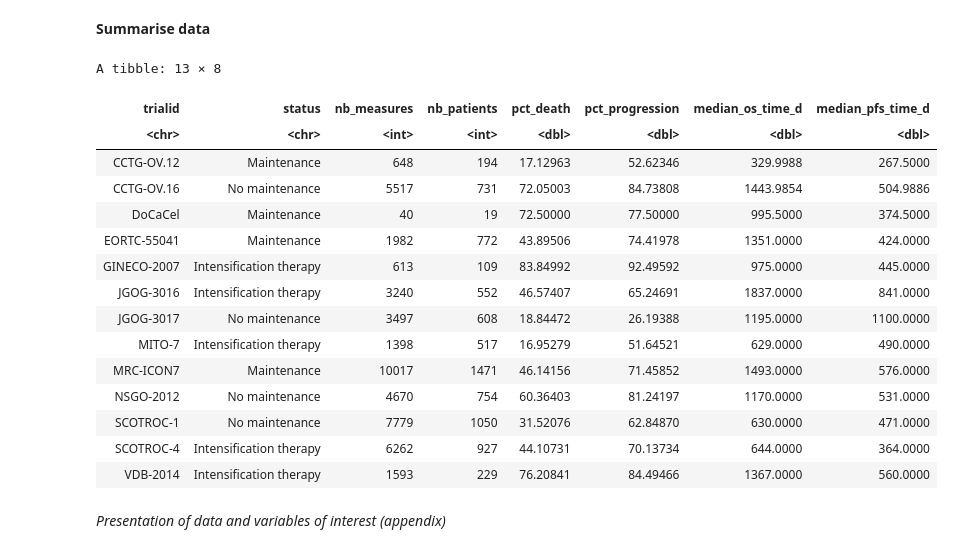
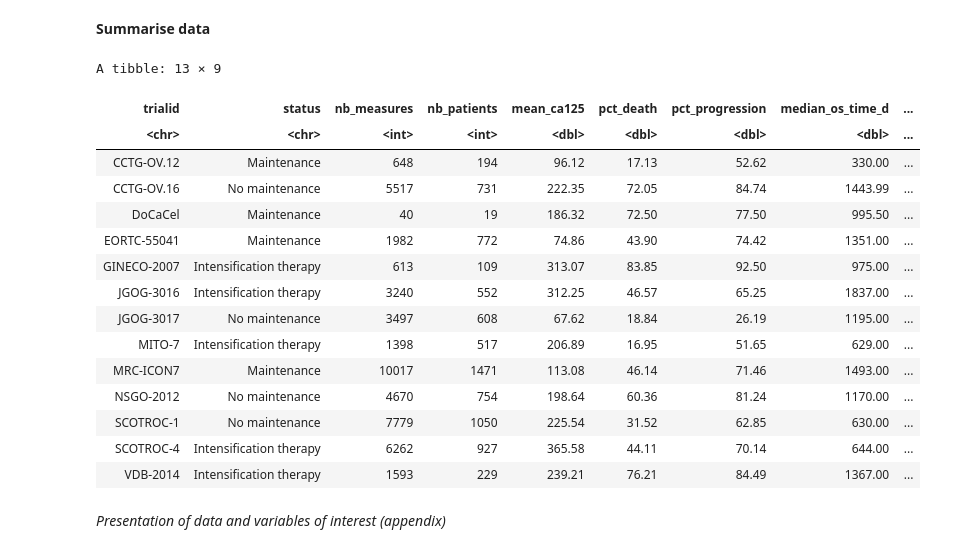
Before and after one commit to Kodro23/Surrogacy_evaluation_CA125, a Jupyter notebook: notebooks/CA125.ipynb, the cells around one changed output. Saved outputs shown, nothing was run; the diff lists cells and outputs as text; code cells hidden in the pictures.

```diff
--- a/notebooks/CA125.ipynb
+++ b/notebooks/CA125.ipynb
@@ -91,50 +106,53 @@ ca125_all_6["log_ca125"]<-log(ca125_all_6$CA125_mes)
 # %%
 ca125_all_6 %>%
   group_by(trialid) %>%
 
   summarise(
 
     #status
 
     status= first(maov_group),
 
     #number of measures
     nb_measures = n(),
 
     # number of unique patients
     nb_patients = n_distinct(id),
 
     # percentage deaths
-    pct_death = mean(os_statut == 1, na.rm = TRUE) * 100,
+    mean_ca125 = round(mean(CA125_mes, na.rm = TRUE),2),
+
+    # percentage deaths
+    pct_death = round(mean(os_statut == 1, na.rm = TRUE) * 100,2),
 
     # percentage progression
-    pct_progression = mean(pfs_statut == 1, na.rm = TRUE) * 100,
+    pct_progression = round(mean(pfs_statut == 1, na.rm = TRUE) * 100,2),
 
     # median OS time
-    median_os_time_d = median(os_time_d, na.rm = TRUE),
+    median_os_time_d = round(median(os_time_d, na.rm = TRUE),2),
 
     # median PFS time
-    median_pfs_time_d = median(pfs_time_d, na.rm = TRUE),
+    median_pfs_time_d = round(median(pfs_time_d, na.rm = TRUE),2),
 
     .groups = "drop"
   )
 # %% [output]
-A tibble: 13 × 8
+A tibble: 13 × 9
-| trialid | status | nb_measures | nb_patients | pct_death | pct_progression | median_os_time_d | median_pfs_time_d |
-| <chr> | <chr> | <int> | <int> | <dbl> | <dbl> | <dbl> | <dbl> |
-| CCTG-OV.12 | Maintenance | 648 | 194 | 17.12963 | 52.62346 | 329.9988 | 267.5000 |
-| CCTG-OV.16 | No maintenance | 5517 | 731 | 72.05003 | 84.73808 | 1443.9854 | 504.9886 |
-| DoCaCel | Maintenance | 40 | 19 | 72.50000 | 77.50000 | 995.5000 | 374.5000 |
-| EORTC-55041 | Maintenance | 1982 | 772 | 43.89506 | 74.41978 | 1351.0000 | 424.0000 |
-| GINECO-2007 | Intensification therapy | 613 | 109 | 83.84992 | 92.49592 | 975.0000 | 445.0000 |
-| JGOG-3016 | Intensification therapy | 3240 | 552 | 46.57407 | 65.24691 | 1837.0000 | 841.0000 |
-| JGOG-3017 | No maintenance | 3497 | 608 | 18.84472 | 26.19388 | 1195.0000 | 1100.0000 |
-| MITO-7 | Intensification therapy | 1398 | 517 | 16.95279 | 51.64521 | 629.0000 | 490.0000 |
-| MRC-ICON7 | Maintenance | 10017 | 1471 | 46.14156 | 71.45852 | 1493.0000 | 576.0000 |
-| NSGO-2012 | No maintenance | 4670 | 754 | 60.36403 | 81.24197 | 1170.0000 | 531.0000 |
-| SCOTROC-1 | No maintenance | 7779 | 1050 | 31.52076 | 62.84870 | 630.0000 | 471.0000 |
-| SCOTROC-4 | Intensification therapy | 6262 | 927 | 44.10731 | 70.13734 | 644.0000 | 364.0000 |
-| VDB-2014 | Intensification therapy | 1593 | 229 | 76.20841 | 84.49466 | 1367.0000 | 560.0000 |
+| trialid | status | nb_measures | nb_patients | mean_ca125 | pct_death | pct_progression | median_os_time_d | ... |
+| <chr> | <chr> | <int> | <int> | <dbl> | <dbl> | <dbl> | <dbl> | ... |
+| CCTG-OV.12 | Maintenance | 648 | 194 | 96.12 | 17.13 | 52.62 | 330.00 | ... |
+| CCTG-OV.16 | No maintenance | 5517 | 731 | 222.35 | 72.05 | 84.74 | 1443.99 | ... |
+| DoCaCel | Maintenance | 40 | 19 | 186.32 | 72.50 | 77.50 | 995.50 | ... |
+| EORTC-55041 | Maintenance | 1982 | 772 | 74.86 | 43.90 | 74.42 | 1351.00 | ... |
+| GINECO-2007 | Intensification therapy | 613 | 109 | 313.07 | 83.85 | 92.50 | 975.00 | ... |
+| JGOG-3016 | Intensification therapy | 3240 | 552 | 312.25 | 46.57 | 65.25 | 1837.00 | ... |
+| JGOG-3017 | No maintenance | 3497 | 608 | 67.62 | 18.84 | 26.19 | 1195.00 | ... |
+| MITO-7 | Intensification therapy | 1398 | 517 | 206.89 | 16.95 | 51.65 | 629.00 | ... |
+| MRC-ICON7 | Maintenance | 10017 | 1471 | 113.08 | 46.14 | 71.46 | 1493.00 | ... |
+| NSGO-2012 | No maintenance | 4670 | 754 | 198.64 | 60.36 | 81.24 | 1170.00 | ... |
+| SCOTROC-1 | No maintenance | 7779 | 1050 | 225.54 | 31.52 | 62.85 | 630.00 | ... |
+| SCOTROC-4 | Intensification therapy | 6262 | 927 | 365.58 | 44.11 | 70.14 | 644.00 | ... |
+| VDB-2014 | Intensification therapy | 1593 | 229 | 239.21 | 76.21 | 84.49 | 1367.00 | ... |
 # %% [markdown]
 *Presentation of data and variables of interest (appendix)*
 # %% [markdown]
```
Also changed, not shown: parts of 18 cells of this notebook, 3 other files.
